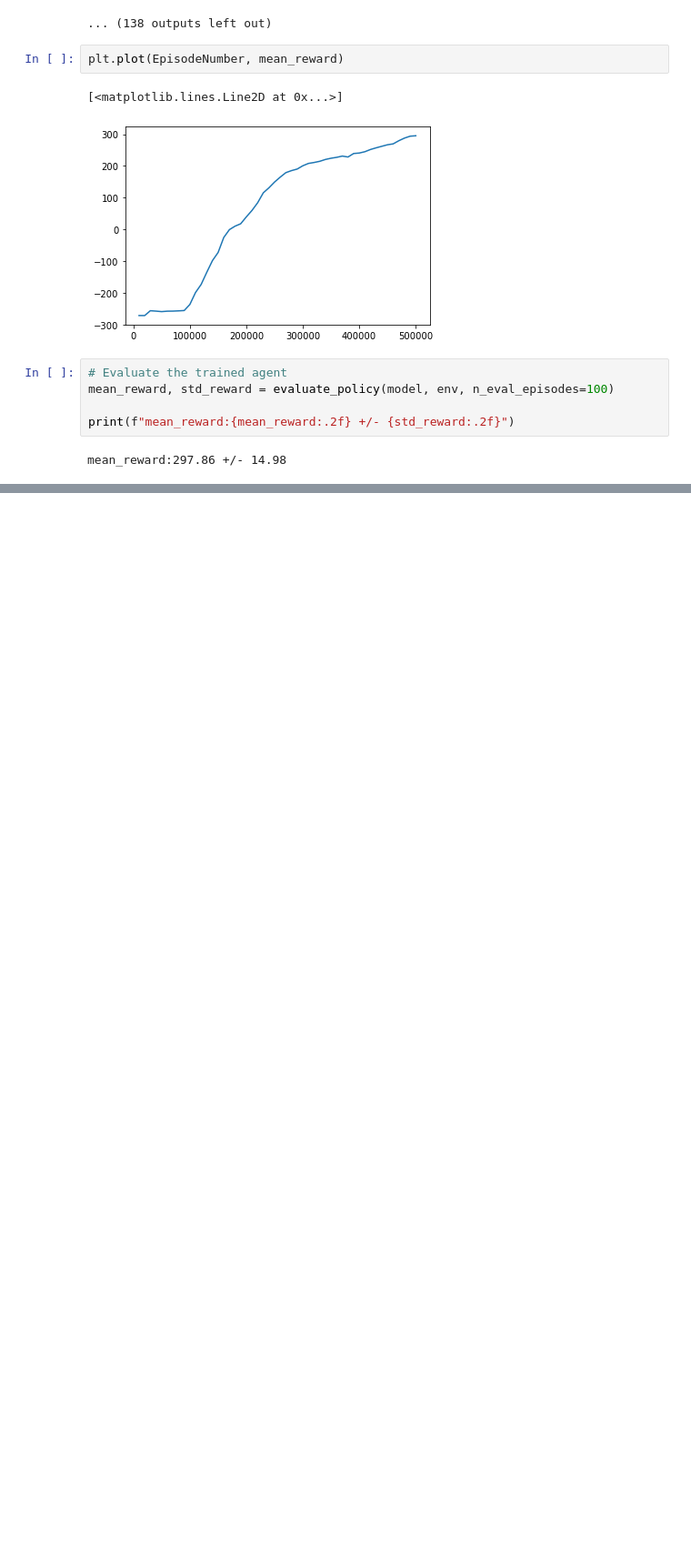
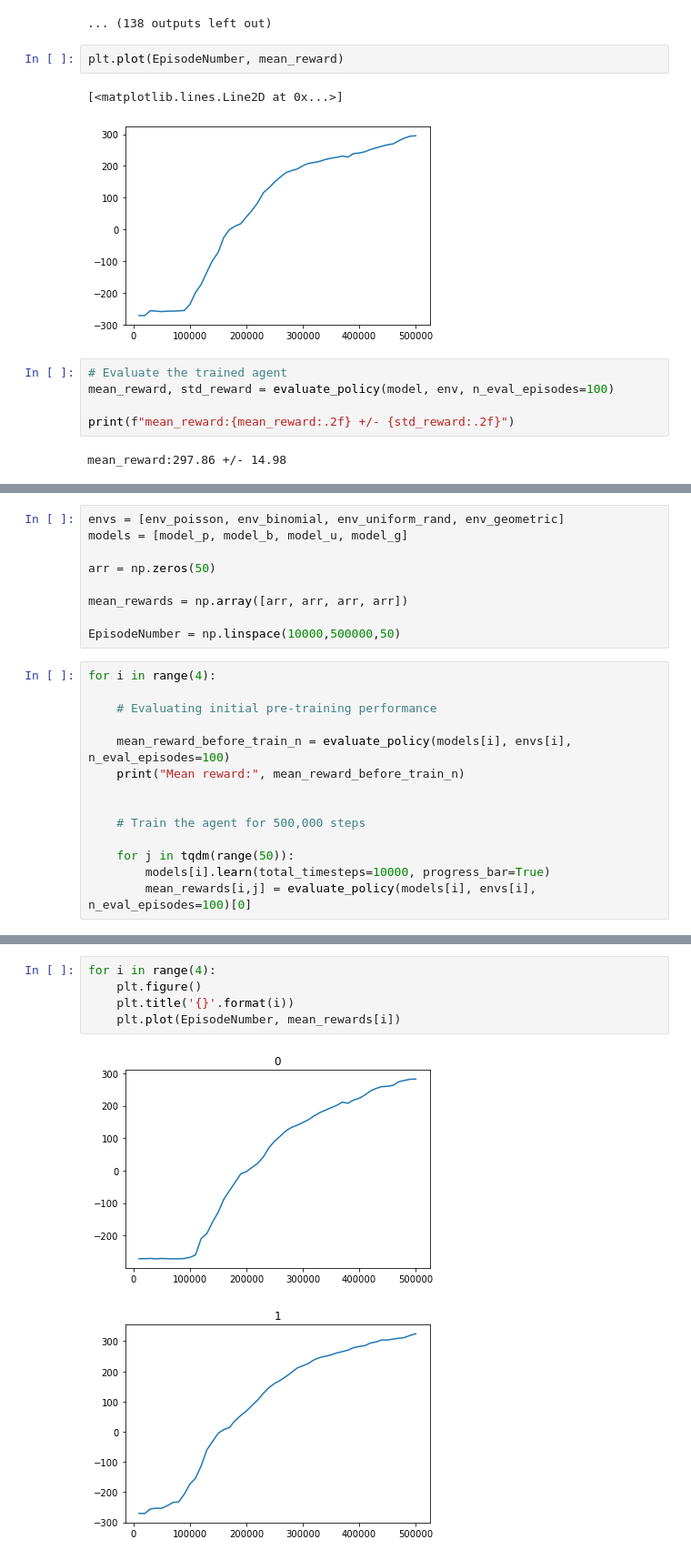
Before and after one commit to nathanhigginbotham/ChainRL, a Jupyter notebook: stablebaselines ORGYM.ipynb, the cells around one changed output, grey strips where cells are left out. Shown: that part at 91% size. Drawn from its saved outputs; the diff is of its cells as text; blank space fills up the shorter version.

```diff
--- a/stablebaselines ORGYM.ipynb
+++ b/stablebaselines ORGYM.ipynb
@@ -64,0 +134,23 @@ mean_reward:297.86 +/- 14.98
+# %%
+envs = [env_poisson, env_binomial, env_uniform_rand, env_geometric]
+models = [model_p, model_b, model_u, model_g]
+
+arr = np.zeros(50)
+
+mean_rewards = np.array([arr, arr, arr, arr])
+
+EpisodeNumber = np.linspace(10000,500000,50)
+# %%
+for i in range(4):
+
+    # Evaluating initial pre-training performance
+
+    mean_reward_before_train_n = evaluate_policy(models[i], envs[i], n_eval_episodes=100)
+    print("Mean reward:", mean_reward_before_train_n)
+
+
+    # Train the agent for 500,000 steps
+
+    for j in tqdm(range(50)):
+        models[i].learn(total_timesteps=10000, progress_bar=True)
+        mean_rewards[i,j] = evaluate_policy(models[i], envs[i], n_eval_episodes=100)[0]
@@ -64,0 +171,8 @@ mean_reward:297.86 +/- 14.98
+# %%
+for i in range(4):
+    plt.figure()
+    plt.title('{}'.format(i))
+    plt.plot(EpisodeNumber, mean_rewards[i])
+# %% [output]
+[figure, added]
+[figure, added]
```
Also changed, not shown: parts of 9 cells of this notebook.
